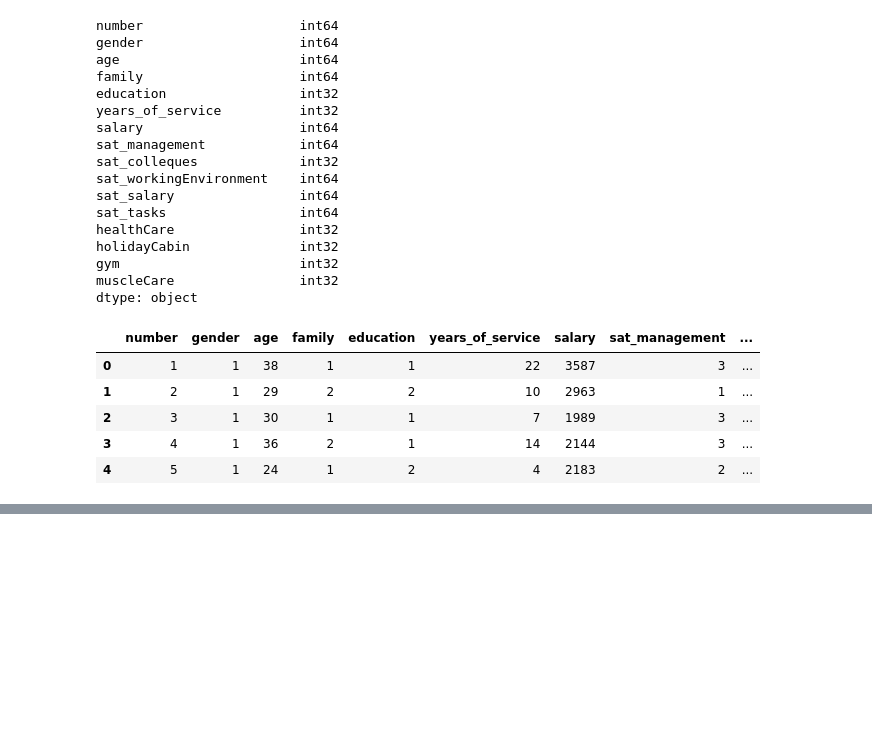
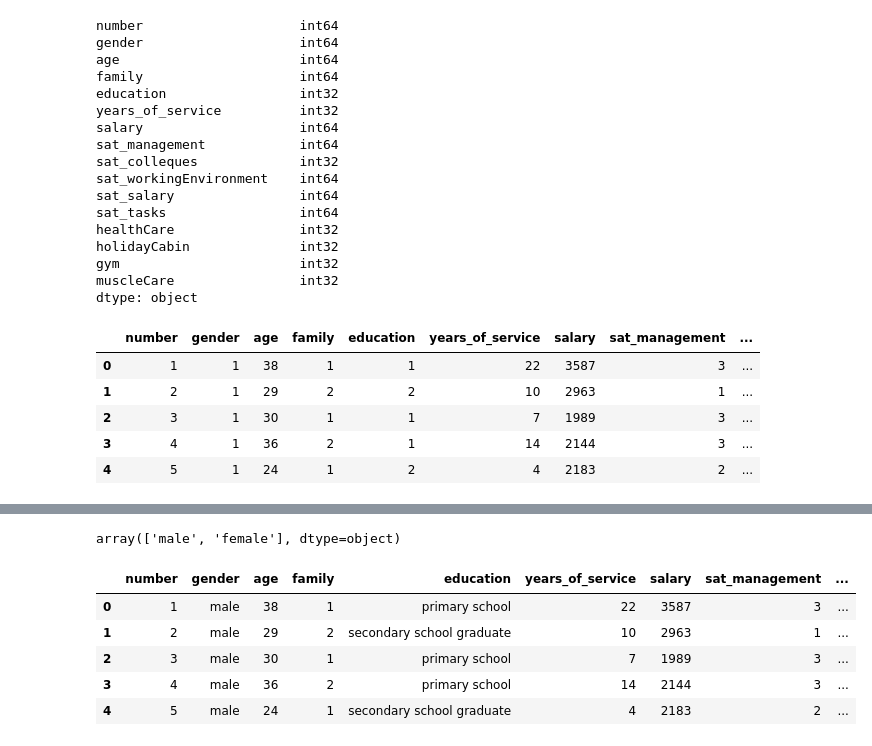
Before and after one commit to DGautam11/ShopSarisfactionSurveyAnalysis, a Jupyter notebook: WorkPlaceSatisfactionSurveyAnalysis.ipynb, the cells around one changed output, grey strips where cells are left out. Saved outputs shown, nothing was run; the diff lists cells and outputs as text; code cells hidden in the pictures; blank space fills up the shorter version.

```diff
--- a/WorkPlaceSatisfactionSurveyAnalysis.ipynb
+++ b/WorkPlaceSatisfactionSurveyAnalysis.ipynb
@@ -192,0 +202,4 @@ df_survey_data.head()
+# %%
+df_survey_data['gender'].unique()
+# %% [output]
+array(['male', 'female'], dtype=object)
@@ -192,0 +208,10 @@ df_survey_data.head()
+# %%
+#view updated DataFrame
+df_survey_data.head()
+# %% [output]
+|  | number | gender | age | family | education | years_of_service | salary | sat_management | ... |
+| 0 | 1 | male | 38 | 1 | primary school | 22 | 3587 | 3 | ... |
+| 1 | 2 | male | 29 | 2 | secondary school graduate | 10 | 2963 | 1 | ... |
+| 2 | 3 | male | 30 | 1 | primary school | 7 | 1989 | 3 | ... |
+| 3 | 4 | male | 36 | 2 | primary school | 14 | 2144 | 3 | ... |
+| 4 | 5 | male | 24 | 1 | secondary school graduate | 4 | 2183 | 2 | ... |
```
Also changed, not shown: parts of 21 cells of this notebook.
